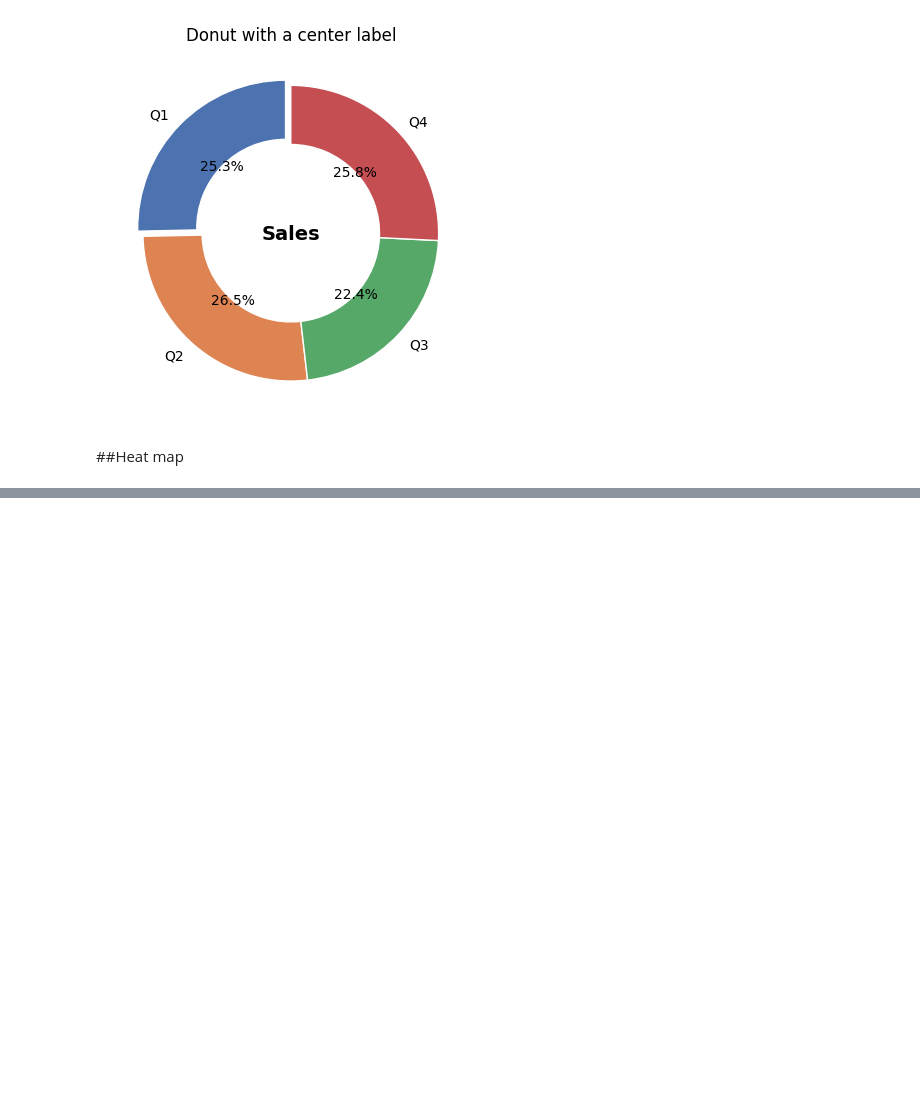
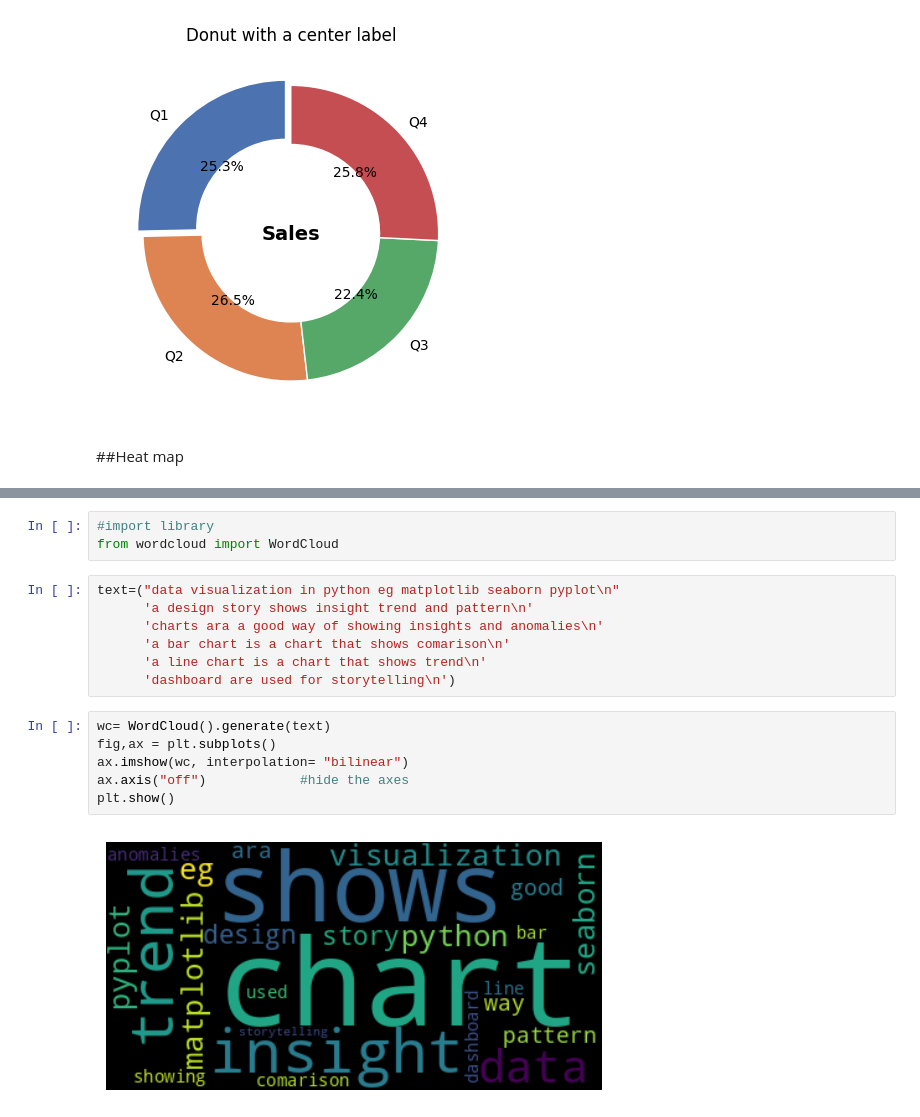
Before and after one commit to faridsimba87-cpu/CDAV, a Jupyter notebook: visualization.ipynb, the cells around one changed output, grey strips where cells are left out. Cells and saved outputs as stored; diff of their text form; blank space fills up the shorter version.

```diff
--- a/visualization.ipynb
+++ b/visualization.ipynb
@@ -481,0 +521,18 @@ plt.show()
+# %%
+#import library
+from wordcloud import WordCloud
+# %%
+text=("data visualization in python eg matplotlib seaborn pyplot\n"
+      'a design story shows insight trend and pattern\n'
+      'charts ara a good way of showing insights and anomalies\n'
+      'a bar chart is a chart that shows comarison\n'
+      'a line chart is a chart that shows trend\n'
+      'dashboard are used for storytelling\n')
+# %%
+wc= WordCloud().generate(text)
+fig,ax = plt.subplots()
+ax.imshow(wc, interpolation= "bilinear")
+ax.axis("off")            #hide the axes
+plt.show()
+# %% [output]
+[figure, added]
```
Also changed, not shown: parts of 6 cells of this notebook.
